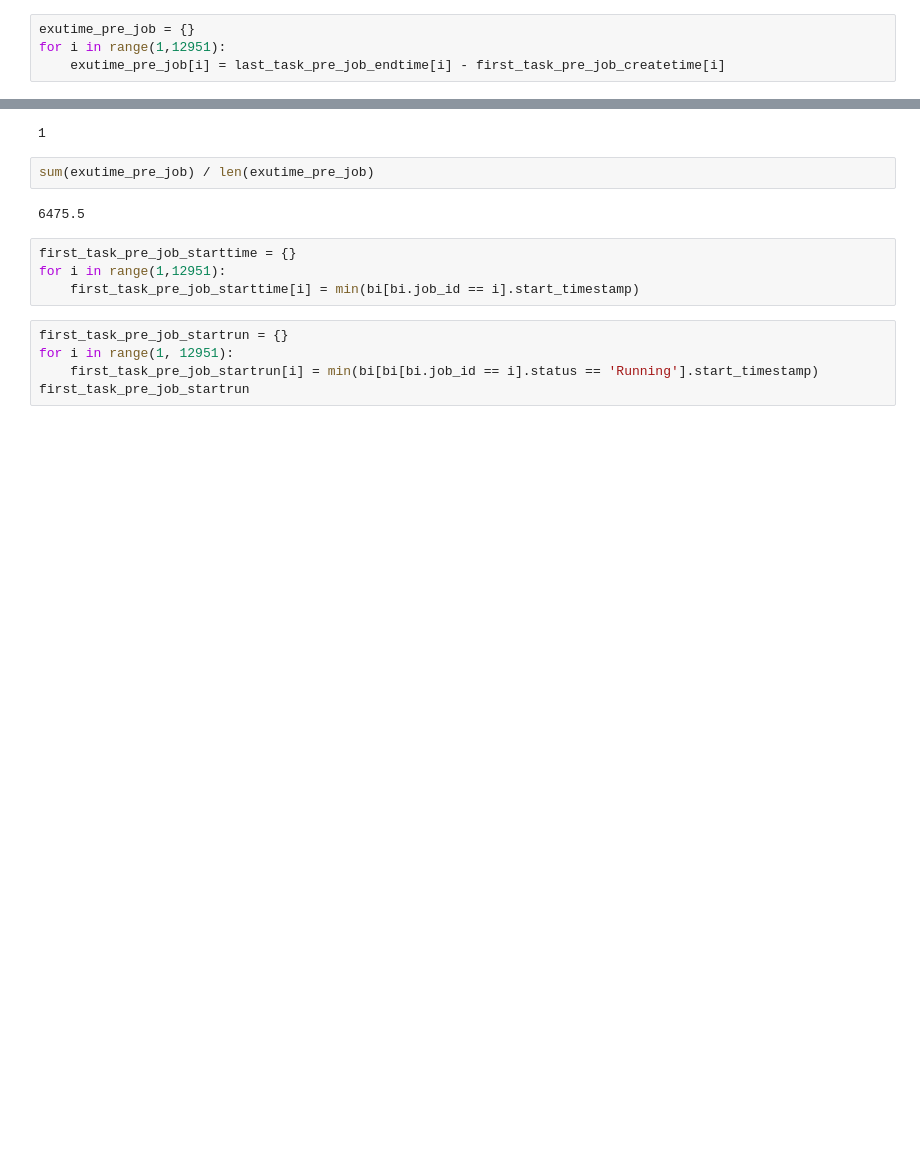
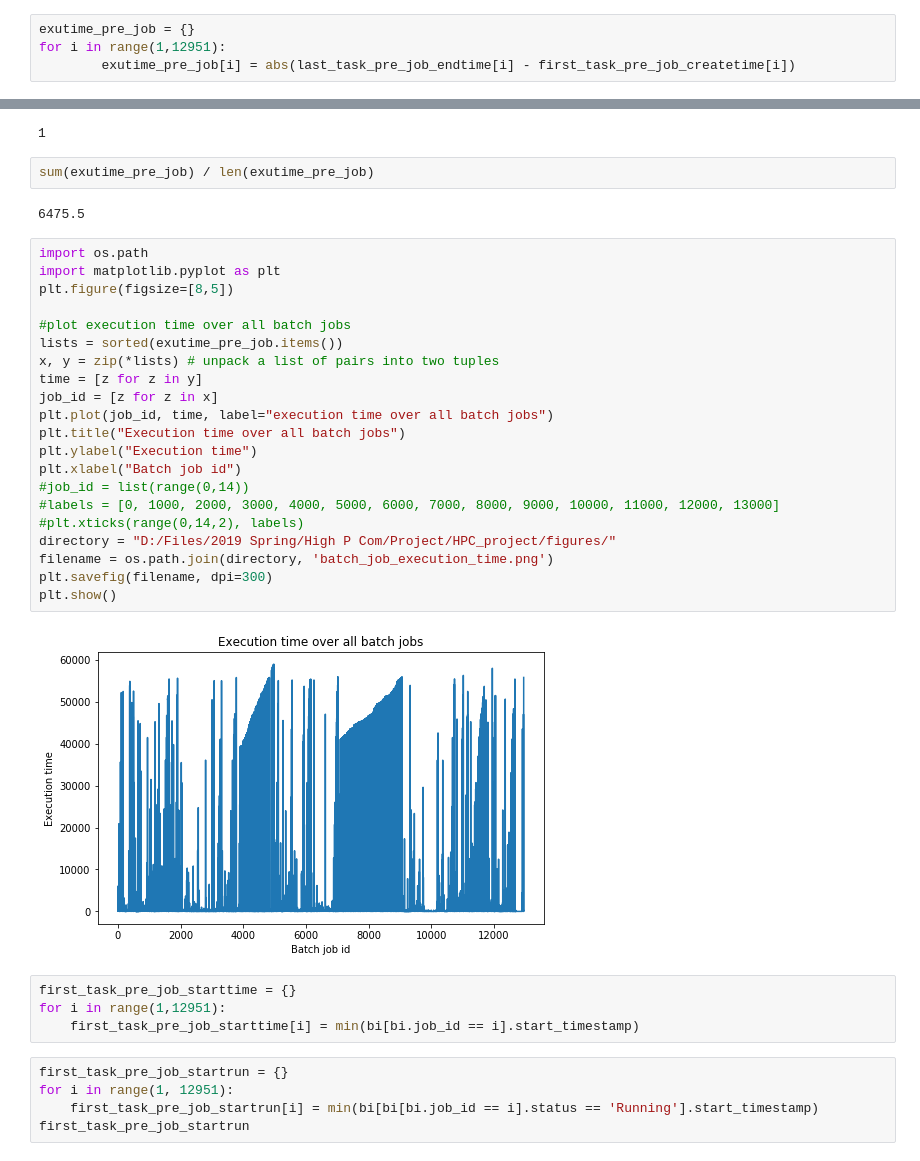
Before and after one commit to Xiaomin-Li/HPC_project, a Jupyter notebook: Batch job analysis.ipynb, the cells around one changed output, grey strips where cells are left out. Saved outputs shown, nothing was run; the diff lists cells and outputs as text; blank space fills up the shorter version.

Commit message:
Finish HPC project

```diff
--- a/Batch job analysis.ipynb
+++ b/Batch job analysis.ipynb
@@ -92,7 +73,7 @@ last_task_pre_job_endtime
 # %%
 exutime_pre_job = {}
 for i in range(1,12951):
-    exutime_pre_job[i] = last_task_pre_job_endtime[i] - first_task_pre_job_createtime[i]
+        exutime_pre_job[i] = abs(last_task_pre_job_endtime[i] - first_task_pre_job_createtime[i])
 # %%
 max(exutime_pre_job)
 # %% [output]
@@ -105,6 +86,29 @@ min(exutime_pre_job)
 sum(exutime_pre_job) / len(exutime_pre_job)
 # %% [output]
 6475.5
+# %%
+import os.path
+import matplotlib.pyplot as plt
+plt.figure(figsize=[8,5])
+
+#plot execution time over all batch jobs
+lists = sorted(exutime_pre_job.items())
+x, y = zip(*lists) # unpack a list of pairs into two tuples
+time = [z for z in y]
+job_id = [z for z in x]
+plt.plot(job_id, time, label="execution time over all batch jobs")
+plt.title("Execution time over all batch jobs")
+plt.ylabel("Execution time")
+plt.xlabel("Batch job id")
+#job_id = list(range(0,14))
+#labels = [0, 1000, 2000, 3000, 4000, 5000, 6000, 7000, 8000, 9000, 10000, 11000, 12000, 13000]
+#plt.xticks(range(0,14,2), labels)
+directory = "D:/Files/2019 Spring/High P Com/Project/HPC_project/figures/"
+filename = os.path.join(directory, 'batch_job_execution_time.png')
+plt.savefig(filename, dpi=300)
+plt.show()
+# %% [output]
+[figure, added]
 # %%
 first_task_pre_job_starttime = {}
 for i in range(1,12951):
```
Also changed, not shown: parts of 1 cell of this notebook, 2 other files.
